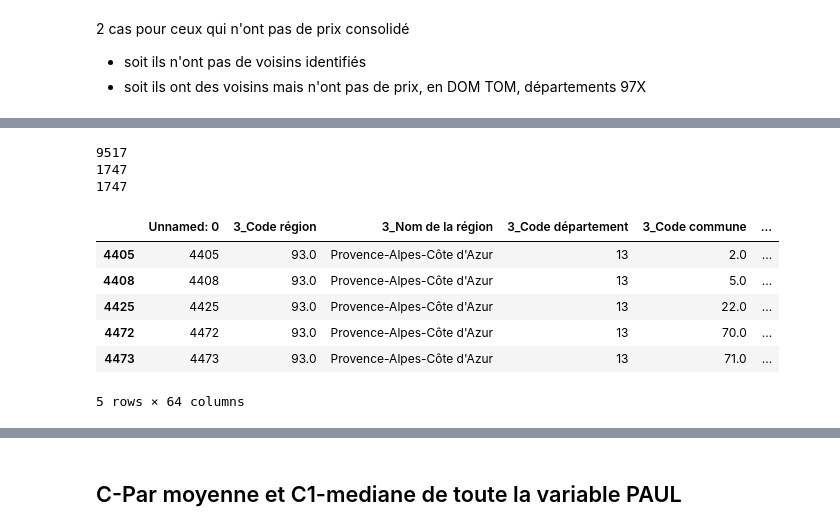
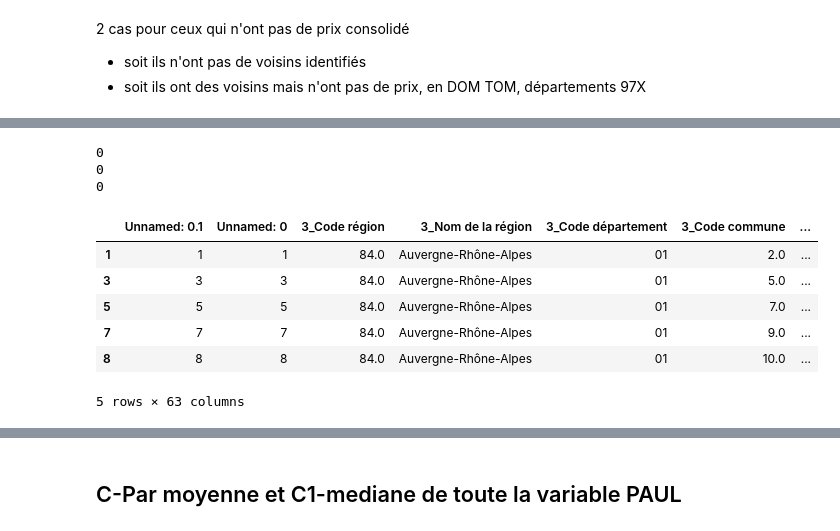
Before and after one commit to FilRougeMobilite/Mobilite, a Jupyter notebook: Analyse_tables_traitees.ipynb, the cells around one changed output, grey strips where cells are left out. Saved outputs shown, nothing was run; the diff lists cells and outputs as text; code cells hidden in the pictures.

```diff
--- a/Analyse_tables_traitees.ipynb
+++ b/Analyse_tables_traitees.ipynb
@@ -179,3 +184,4 @@ df_train = df.drop(index_to_remove)
 # %%
 df_m2 = df_train[df_train['5_PrixMoyen_M2'].isna()==False]
+df_m2 = df_m2.reset_index(drop=True)
 # df_m2[sel_col]
@@ -196,16 +233,16 @@ sel_col = ['3_Code INSEE (commune ou arrondissement)','3_Code département', '5_
 ## A-Par moyenne et B-médiane des communes avoisinantes
 # %%
 # On initialise les nouvelles variables
-df['A_Prix_consolidé_vois_mean'] = np.nan
-df['A_Prix_estimé_vois_mean'] = np.nan
-df['B_Prix_consolidé_vois_median'] = np.nan
-df['B_Prix_estimé_vois_median'] = np.nan
-df['5_PrixMoyen_M2'] = df['5_PrixMoyen_M2'].astype(float)
+df_m2['A_Prix_consolidé_vois_mean'] = np.nan
+df_m2['A_Prix_estimé_vois_mean'] = np.nan
+df_m2['B_Prix_consolidé_vois_median'] = np.nan
+df_m2['B_Prix_estimé_vois_median'] = np.nan
+df_m2['5_PrixMoyen_M2'] = df_m2['5_PrixMoyen_M2'].astype(float)
 # %%
 # On crée un dictionnaire pour aller plus vite dans la recherche des communes voisines
-voisins_dict = df.set_index('6_insee')['6_insee_voisins'].to_dict()
-df['A_Prix_consolidé_vois_mean'] = df['5_PrixMoyen_M2']
-df['B_Prix_consolidé_vois_median'] = df['5_PrixMoyen_M2']
+voisins_dict = df_m2.set_index('6_insee')['6_insee_voisins'].to_dict()
+df_m2['A_Prix_consolidé_vois_mean'] = df_m2['5_PrixMoyen_M2']
+df_m2['B_Prix_consolidé_vois_median'] = df_m2['5_PrixMoyen_M2']
 # %%
 def estim_prix(code, vois, prix_mean, prix_median):
     try:
@@ -236,19 +277,20 @@ def estim_prix(code, vois, prix_mean, prix_median):
 # %%
 %%time
-n_iterations = 25
+n_iterations = 2
 i=0
-print('iteration:',i,'nbre de manquants:', sum(pd.isna(df['A_Prix_consolidé_vois_mean'])))
+print('iteration:',i,'nbre de manquants:', sum(pd.isna(df_m2['A_Prix_estimé_vois_mean'])))
 while i<n_iterations:
-    Prix_consolidé_dict_mean = df.set_index('3_Code INSEE (commune ou arrondissement)')['A_Prix_consolidé_vois_mean'].to_dict()
-    Prix_consolidé_dict_median = df.set_index('3_Code INSEE (commune ou arrondissement)')['B_Prix_consolidé_vois_median'].to_dict()
-    df[['A_Prix_estimé_vois_mean', 'B_Prix_estimé_vois_median']] = df.apply(lambda x: estim_prix(x['3_Code INSEE (commune ou arrondissement)'],
+    Prix_consolidé_dict_mean = df_m2.set_index('3_Code INSEE (commune ou arrondissement)')['5_PrixMoyen_M2'].to_dict()
+    Prix_consolidé_dict_median = df_m2.set_index('3_Code INSEE (commune ou arrondissement)')['5_PrixMoyen_M2'].to_dict()
+    df_m2[['A_Prix_estimé_vois_mean', 'B_Prix_estimé_vois_median']] = df_m2.apply(lambda x: estim_prix(x['3_Code INSEE (commune ou arrondissement)'],
                                                                                       voisins_dict, Prix_consolidé_dict_mean,
                                                                                        Prix_consolidé_dict_median ),axis=1)
-    df['A_Prix_consolidé_vois_mean'] = df['A_Prix_estimé_vois_mean']
-    df['B_Prix_consolidé_vois_median'] = df['B_Prix_estimé_vois_median']
-    df.loc[pd.notna(df['5_PrixMoyen_M2']),'A_Prix_consolidé_vois_mean'] = df.loc[pd.notna(df['5_PrixMoyen_M2']), '5_PrixMoyen_M2']
-    df.loc[pd.notna(df['5_PrixMoyen_M2']),'B_Prix_consolidé_vois_median'] = df.loc[pd.notna(df['5_PrixMoyen_M2']), '5_PrixMoyen_M2']
-    nb_manquants = sum(pd.isna(df['A_Prix_consolidé_vois_mean']))
+    # print(df_m2[0:5])
+    df_m2['A_Prix_consolidé_vois_mean'] = df_m2['A_Prix_estimé_vois_mean']
+    df_m2['B_Prix_consolidé_vois_median'] = df_m2['B_Prix_estimé_vois_median']
+    df_m2.loc[pd.notna(df_m2['5_PrixMoyen_M2']),'A_Prix_consolidé_vois_mean'] = df_m2.loc[pd.notna(df_m2['5_PrixMoyen_M2']), '5_PrixMoyen_M2']
+    df_m2.loc[pd.notna(df_m2['5_PrixMoyen_M2']),'B_Prix_consolidé_vois_median'] = df_m2.loc[pd.notna(df_m2['5_PrixMoyen_M2']), '5_PrixMoyen_M2']
+    nb_manquants = sum(pd.isna(df_m2['A_Prix_estimé_vois_mean']))
     i+=1
     print('iteration:',i,'nbre de manquants:',nb_manquants)
 # %% [output]
@@ -336,19 +310,19 @@ df_na[:3]
 # %%
-print(len(df[df['5_PrixMoyen_M2'].isna()]))
-print(len(df[df['A_Prix_consolidé_vois_mean'].isna()]))
-print(len(df[df['B_Prix_consolidé_vois_median'].isna()]))
+print(len(df_m2[df_m2['5_PrixMoyen_M2'].isna()]))
+print(len(df_m2[df_m2['A_Prix_consolidé_vois_mean'].isna()]))
+print(len(df_m2[df_m2['B_Prix_consolidé_vois_median'].isna()]))
 # %% [output]
-9517
-1747
-1747
+0
+0
+0
 # %%
-df[df['A_Prix_estimé_vois_mean'].isna() & df['A_Prix_consolidé_vois_mean'].notna()].head()
+df_m2[df_m2['A_Prix_estimé_vois_mean'].isna() & df_m2['A_Prix_consolidé_vois_mean'].notna()].head()
 # %% [output]
-|  | Unnamed: 0 | 3_Code région | 3_Nom de la région | 3_Code département | 3_Code commune | ... |
-| 4405 | 4405 | 93.0 | Provence-Alpes-Côte d'Azur | 13 | 2.0 | ... |
-| 4408 | 4408 | 93.0 | Provence-Alpes-Côte d'Azur | 13 | 5.0 | ... |
-| 4425 | 4425 | 93.0 | Provence-Alpes-Côte d'Azur | 13 | 22.0 | ... |
-| 4472 | 4472 | 93.0 | Provence-Alpes-Côte d'Azur | 13 | 70.0 | ... |
-| 4473 | 4473 | 93.0 | Provence-Alpes-Côte d'Azur | 13 | 71.0 | ... |
+|  | Unnamed: 0.1 | Unnamed: 0 | 3_Code région | 3_Nom de la région | 3_Code département | 3_Code commune | ... |
+| 1 | 1 | 1 | 84.0 | Auvergne-Rhône-Alpes | 01 | 2.0 | ... |
+| 3 | 3 | 3 | 84.0 | Auvergne-Rhône-Alpes | 01 | 5.0 | ... |
+| 5 | 5 | 5 | 84.0 | Auvergne-Rhône-Alpes | 01 | 7.0 | ... |
+| 7 | 7 | 7 | 84.0 | Auvergne-Rhône-Alpes | 01 | 9.0 | ... |
+| 8 | 8 | 8 | 84.0 | Auvergne-Rhône-Alpes | 01 | 10.0 | ... |
-5 rows × 64 columns
+5 rows × 63 columns
 # %%
```
Also changed, not shown: parts of 78 cells of this notebook.
